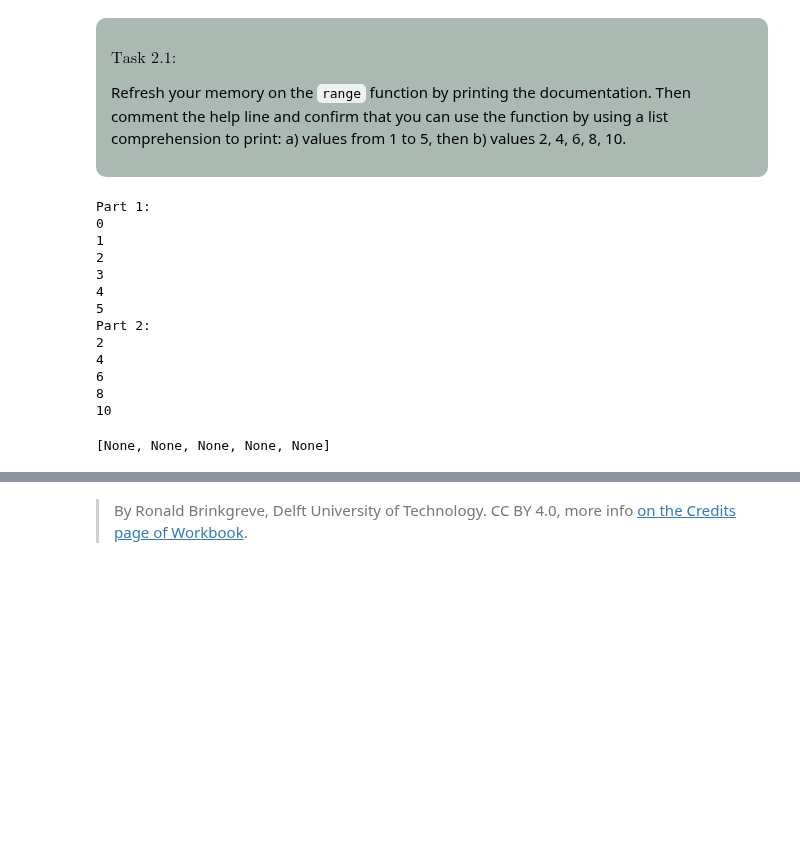
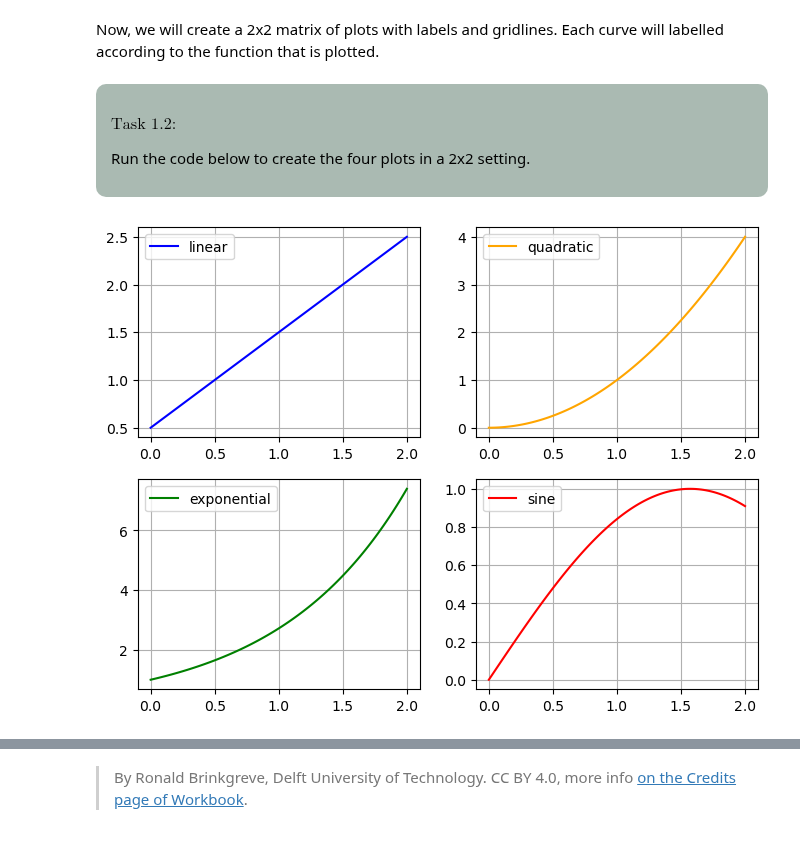
Before and after one commit to MUDE-2025/PA1.2, a Jupyter notebook: 7_creating_subplots.ipynb, the cells around one changed output, grey strips where cells are left out. Saved outputs shown, nothing was run; the diff lists cells and outputs as text; code cells hidden in the pictures; blank space fills up the shorter version.

```diff
--- a/7_creating_subplots.ipynb
+++ b/7_creating_subplots.ipynb
@@ -8,9 +21,25 @@ import matplotlib.pyplot as plt
+# %%
+def linear(x):
+    return x + 0.5
+
+def quadratic(x):
+    return x**2
+
+def exponential(x):
+    return np.exp(x)
+
+def sine(x):
+    return np.sin(x)
+
+x = np.linspace(0, 2, 100)
+# %% [markdown]
+Now, we will create a 2x2 matrix of plots with labels and gridlines. Each curve will labelled according to the function that is plotted.
 # %% [markdown]
 <div style="background-color:#AABAB2; color: black; width:90%; vertical-align: middle; padding:15px; margin: 10px; border-radius: 10px">
 <p>
 
-$\text{Task 2.1:}$
+$\text{Task 1.2:}$
 
-Refresh your memory on the <code>range</code> function by printing the documentation. Then comment the help line and confirm that you can use the function by using a list comprehension to print: a) values from 1 to 5, then b) values 2, 4, 6, 8, 10.
+Run the code below to create the four plots in a 2x2 setting.
 </p>
 </div>
@@ -24,21 +46,11 @@ print('Part b:')
-# %%
-print('Part 1:')
-[print(i) for i in range(6)]
-
-print('Part 2:')
-[print(i) for i in range(2, 11, 2)]
-# %% [output]
-Part 1:
-0
-1
-2
-3
-4
-5
-Part 2:
-2
-4
-6
-8
-10
-[None, None, None, None, None]
+# %%
+fig, ax = plt.subplots(2, 2, figsize=(8, 6))
+ax[0, 0].plot(x, linear(x), color='blue', label='linear')
+ax[0, 1].plot(x, quadratic(x), color='orange', label='quadratic')
+ax[1, 0].plot(x, exponential(x), color='green', label='exponential')
+ax[1, 1].plot(x, sine(x), color='red', label='sine')
+[ax[i, j].legend() for i in range(2) for j in range(2)]
+[ax[i, j].grid(True) for i in range(2) for j in range(2)]
+plt.show()
+# %% [output]
+[figure, added]
```
Also changed, not shown: parts of 10 cells of this notebook.
